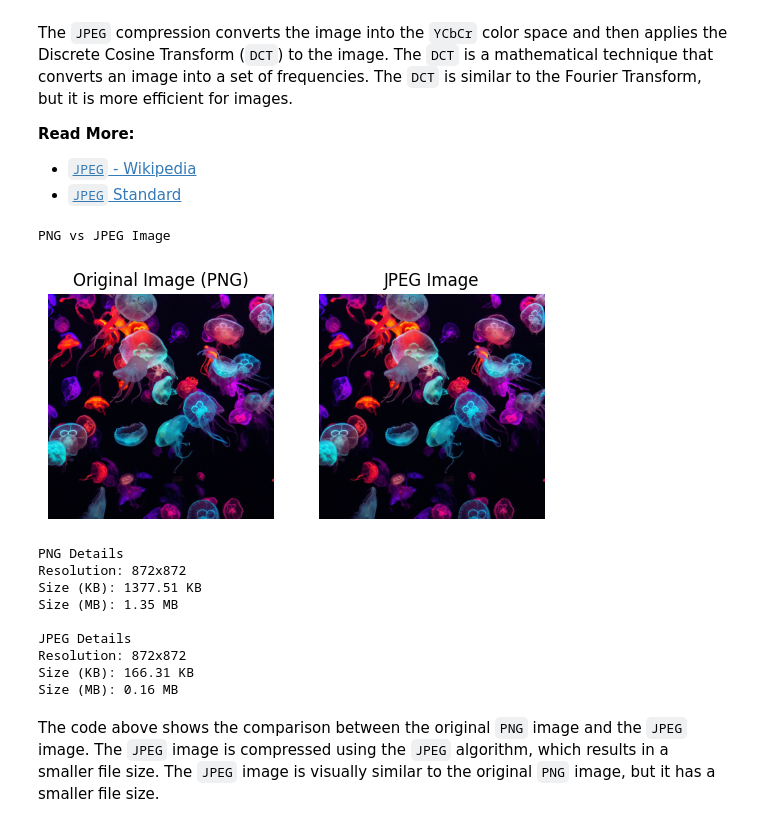
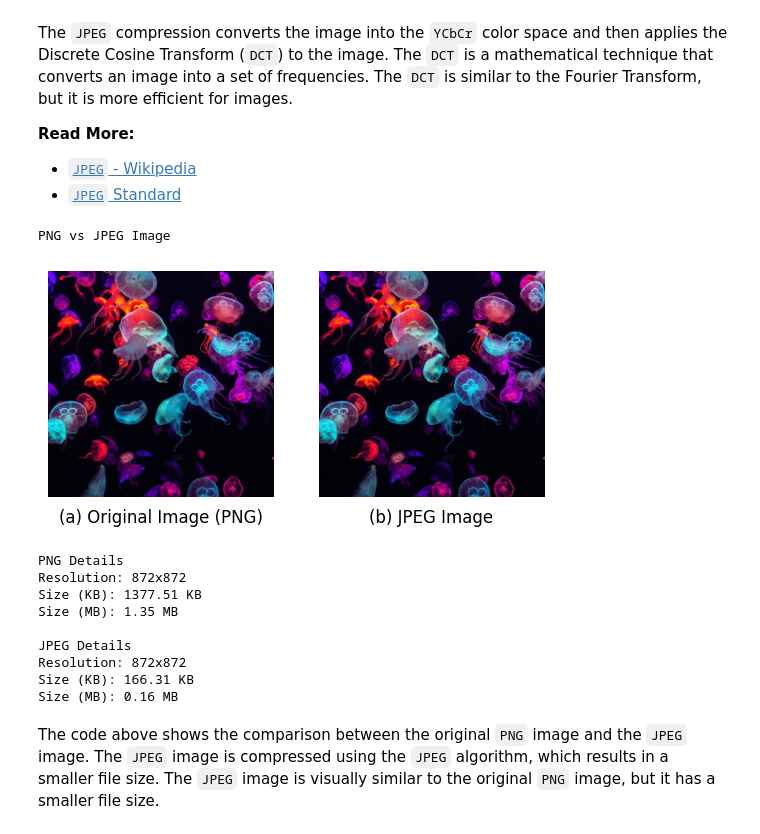
Before and after one commit to SorSU-Classroom/CS-314-Graphics-and-Visual-Computing, a Jupyter notebook: 2. Image Basics/2.3. Image Formats/2.3. Image Formats.ipynb, the cells around one changed output. Cells and saved outputs as stored; diff of their text form; code cells hidden in the pictures.

Commit message:
fix(L2.3): fix figure labels

```diff
--- a/2. Image Basics/2.3. Image Formats/2.3. Image Formats.ipynb
+++ b/2. Image Basics/2.3. Image Formats/2.3. Image Formats.ipynb
@@ -77,37 +77,37 @@ jpeg_image_path = '../../assets/images/bg_jellyfish.jpg'
 cv2.imwrite(jpeg_image_path, cv2.cvtColor(original_image, cv2.COLOR_RGB2BGR), [cv2.IMWRITE_JPEG_QUALITY, 90])
 
 # Read the JPEG image
 jpeg_image = cv2.imread(jpeg_image_path)
 jpeg_image = cv2.cvtColor(jpeg_image, cv2.COLOR_BGR2RGB)
 
 # Compare the original(PNG) and JPEG images
 print('PNG vs JPEG Image')
-plt.figure("Original Image vs JPEG Image")
+plt.figure("PNG vs JPEG Image")
 
 plt.subplot(1, 2, 1)
 plt.imshow(original_image)
-plt.title('Original Image (PNG)')
+plt.title(f'(a) Original Image (PNG)', y=-0.15)
 plt.axis('off')
 
 plt.subplot(1, 2, 2)
 plt.imshow(jpeg_image)
-plt.title('JPEG Image')
+plt.title(f'(b) JPEG Image', y=-0.15)
 plt.axis('off')
 
 plt.show()
 
 print("PNG Details")
 print("Resolution:", f"{original_image.shape[1]}x{original_image.shape[0]}")
 print("Size (KB):", f"{os.path.getsize(image_path) / 1024:.2f} KB")
 print("Size (MB):", f"{os.path.getsize(image_path) / (1024 * 1024):.2f} MB")
 
 print("\nJPEG Details")
 print("Resolution:", f"{jpeg_image.shape[1]}x{jpeg_image.shape[0]}")
 print("Size (KB):", f"{os.path.getsize(jpeg_image_path) / 1024:.2f} KB")
 print("Size (MB):", f"{os.path.getsize(jpeg_image_path) / (1024 * 1024):.2f} MB")
 # %% [output]
 PNG vs JPEG Image
-[figure, old version]
+[figure, new version]
 PNG Details
 Resolution: 872x872
 Size (KB): 1377.51 KB
```
Also changed, not shown: parts of 3 cells of this notebook, 1 other file.
